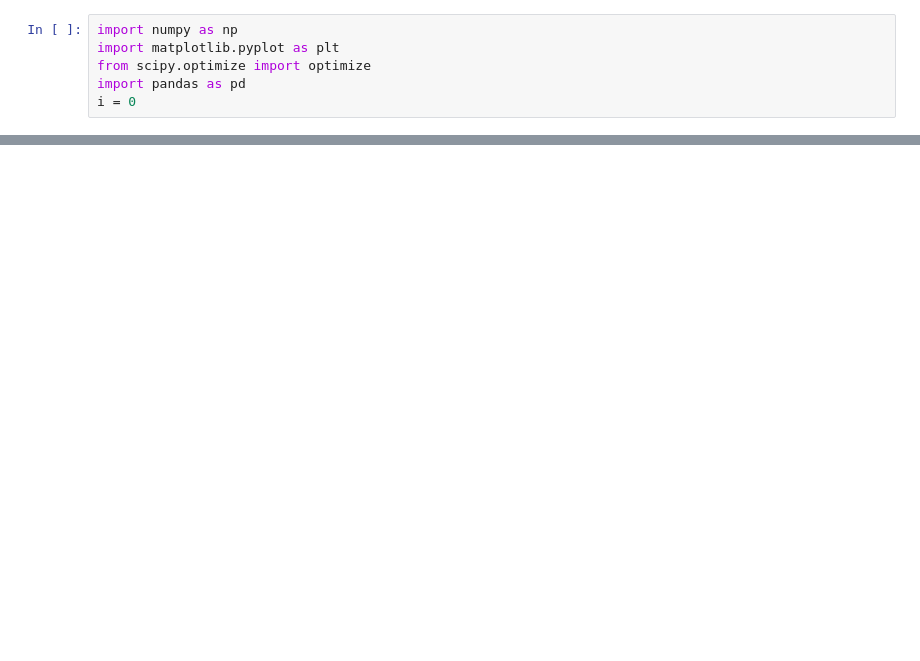
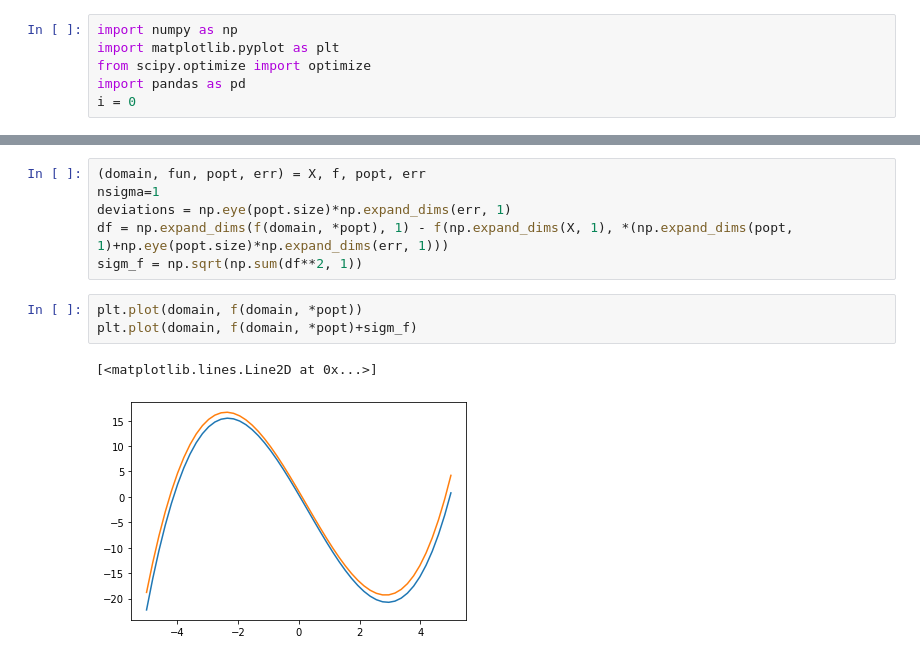
Before and after one commit to Hacker1337/LabDataTemplates, a Jupyter notebook: examples/errorsVisualization.ipynb, the cells around one changed output, grey strips where cells are left out. Drawn from its saved outputs; the diff is of its cells as text; blank space fills up the shorter version.

Commit message:
Updated alg to draw approx error.
Now it show's sqrt(sum(errors**2) instead of just sum

```diff
--- a/examples/errorsVisualization.ipynb
+++ b/examples/errorsVisualization.ipynb
@@ -137,0 +165,12 @@ plt.plot(X, minA)
+# %%
+(domain, fun, popt, err) = X, f, popt, err
+nsigma=1
+deviations = np.eye(popt.size)*np.expand_dims(err, 1)
+df = np.expand_dims(f(domain, *popt), 1) - f(np.expand_dims(X, 1), *(np.expand_dims(popt, 1)+np.eye(popt.size)*np.expand_dims(err, 1)))
+sigm_f = np.sqrt(np.sum(df**2, 1))
+# %%
+plt.plot(domain, f(domain, *popt))
+plt.plot(domain, f(domain, *popt)+sigm_f)
+# %% [output]
+[<matplotlib.lines.Line2D at 0x...>]
+[figure, added]
```
Also changed, not shown: parts of 12 cells of this notebook, 2 other files.
